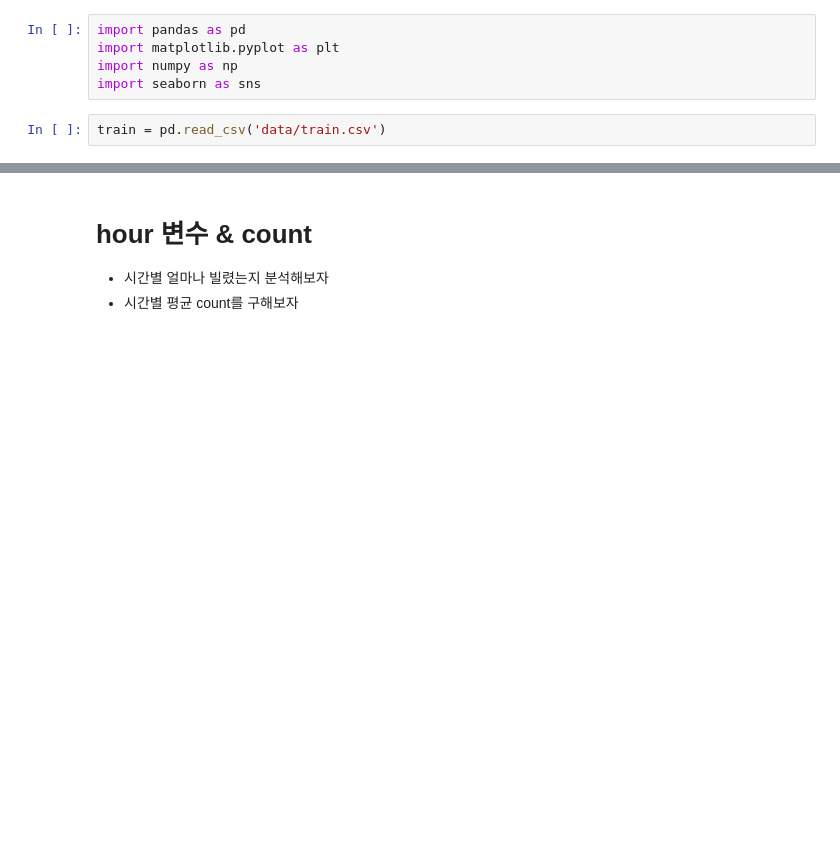
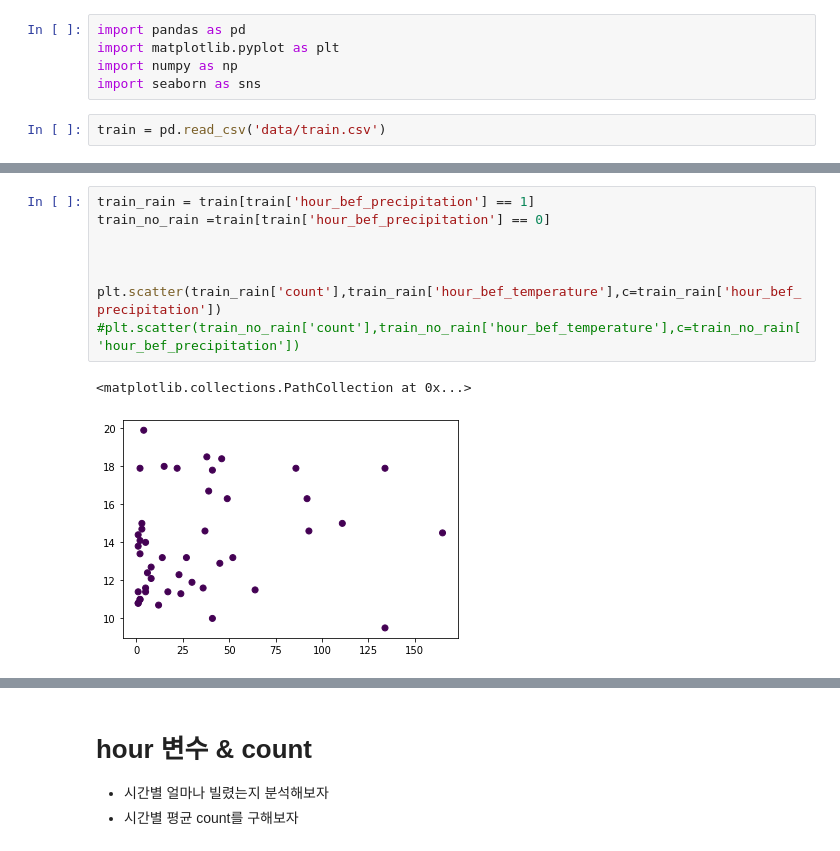
Before and after one commit to bub3690/2022_GDSC_INHA_AI, a Jupyter notebook: tabular/EDA.ipynb, the cells around one changed output, grey strips where cells are left out. Saved outputs shown, nothing was run; the diff lists cells and outputs as text; blank space fills up the shorter version.

```diff
--- a/tabular/EDA.ipynb
+++ b/tabular/EDA.ipynb
@@ -46,0 +88,11 @@ train
+# %%
+train_rain = train[train['hour_bef_precipitation'] == 1]
+train_no_rain =train[train['hour_bef_precipitation'] == 0]
+
+
+
+plt.scatter(train_rain['count'],train_rain['hour_bef_temperature'],c=train_rain['hour_bef_precipitation'])
+#plt.scatter(train_no_rain['count'],train_no_rain['hour_bef_temperature'],c=train_no_rain['hour_bef_precipitation'])
+# %% [output]
+<matplotlib.collections.PathCollection at 0x...>
+[figure, added]
```
Also changed, not shown: parts of 50 cells of this notebook, 5 other files.
